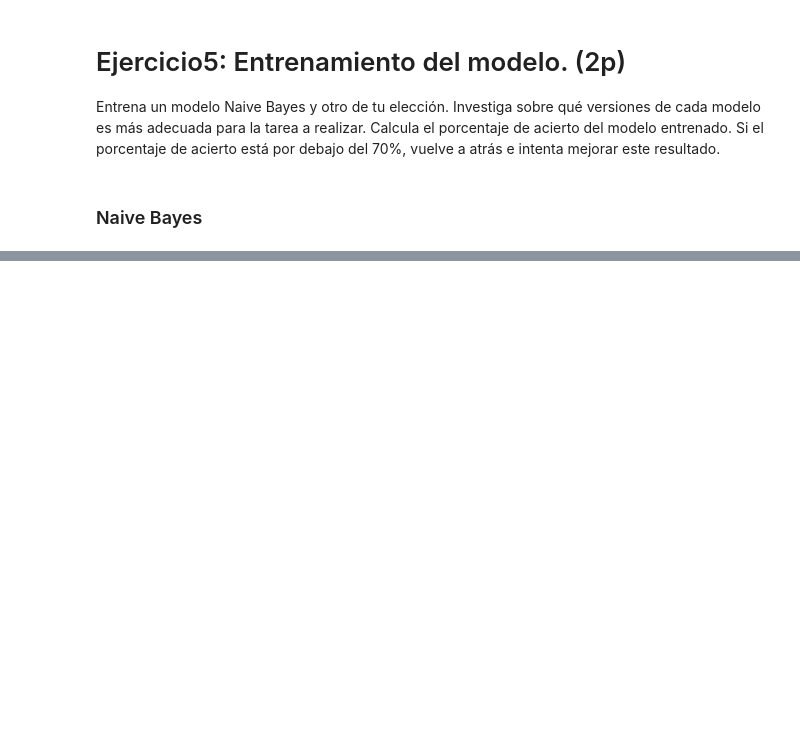
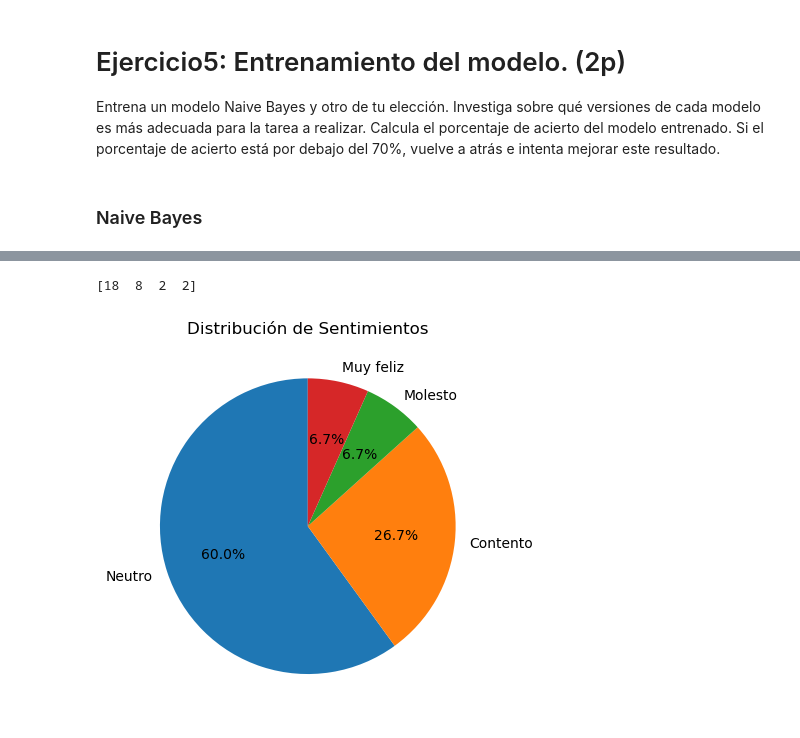
Before and after one commit to gloalvale/BAG2023-24, a Jupyter notebook: EXAMEN BAG/Prueba examen.ipynb, the cells around one changed output, grey strips where cells are left out. Saved outputs shown, nothing was run; the diff lists cells and outputs as text; code cells hidden in the pictures; blank space fills up the shorter version.

```diff
--- a/EXAMEN BAG/Prueba examen.ipynb
+++ b/EXAMEN BAG/Prueba examen.ipynb
@@ -686,0 +869,15 @@ La precisión del modelo desarrollado es 76.58722939785338
+# %%
+died = pd.read_csv('DiedSuddenly.csv', usecols = ["text"])
+# dp = dataprueba[1:5]
+limpiar_textodef(died)
+clasificador2(died)
+died
+conteos = died['sentiments'].value_counts().values
+etiquetas = died['sentiments'].value_counts().index
+print(conteos)
+plt.pie(conteos, labels=etiquetas, autopct='%1.1f%%', startangle=90)
+plt.title('Distribución de Sentimientos')
+plt.show()
+# %% [output]
+[18  8  2  2]
+[figure, added]
```
Also changed, not shown: parts of 39 cells of this notebook, 7 other files.
